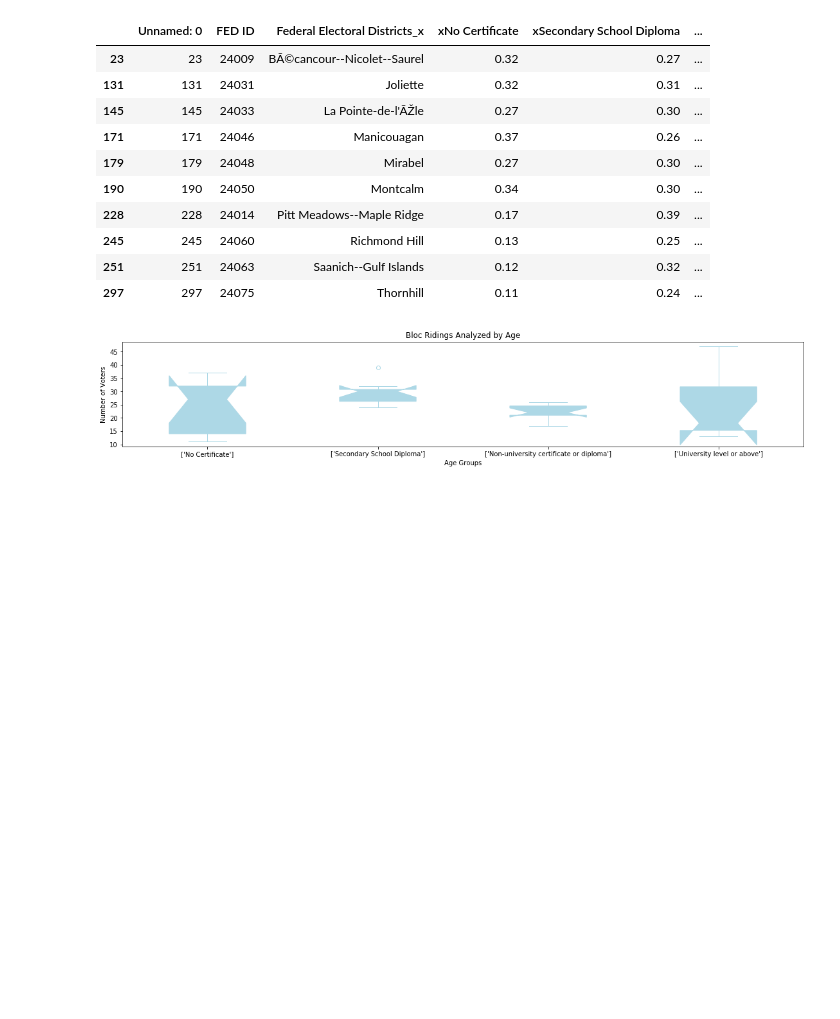
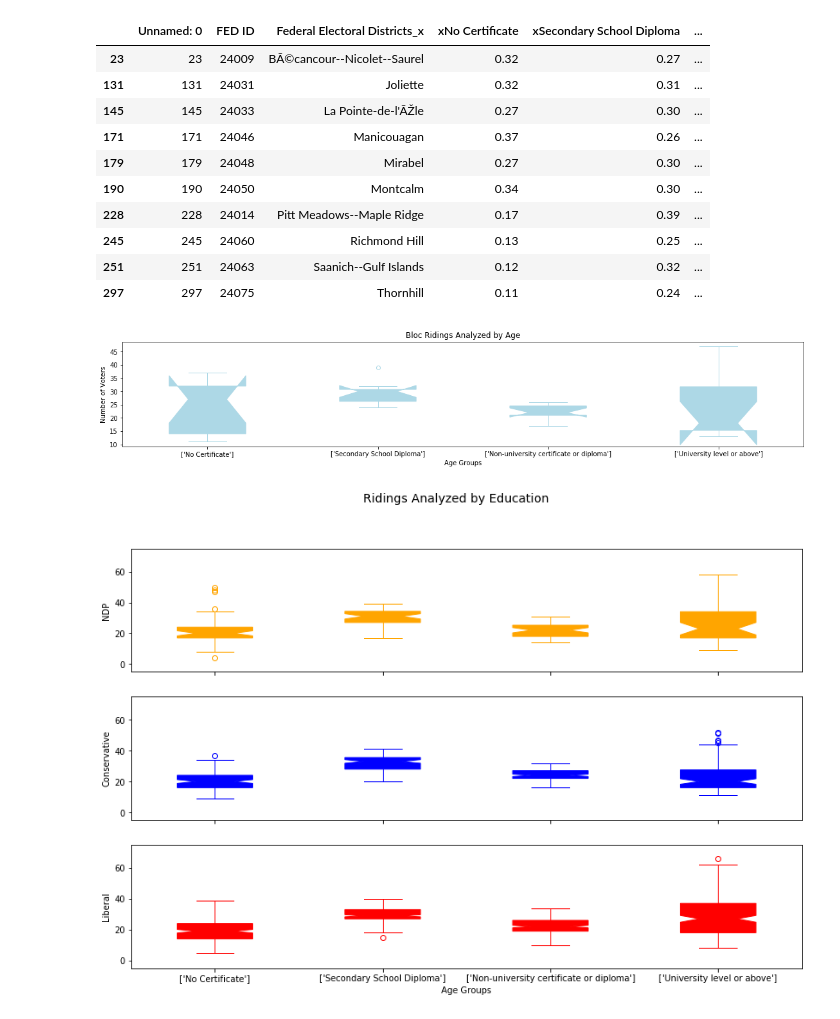
Before and after one commit to bsmirnov12/ABDS-Project-1, a Jupyter notebook: EducationStats.ipynb, the cells around one changed output. Saved outputs shown, nothing was run; the diff lists cells and outputs as text; code cells hidden in the pictures; blank space fills up the shorter version.

```diff
--- a/EducationStats.ipynb
+++ b/EducationStats.ipynb
@@ -207,3 +207,55 @@ plt.savefig("./PNG_images_stats/Bloc_Education.png")
 plt.show()
 # %% [output]
 [figure]
+# %%
+fig, (ax1, ax2, ax3) = plt.subplots(3, figsize=(14,9),sharex=True)
+fig.suptitle("Ridings Analyzed by Education", fontsize=14, fontweight="light")
+
+x_label_list = [["No Certificate"], ["Secondary School Diploma"],
+                   ["Non-university certificate or diploma"], ["University level or above"]]
+
+box_plot_data=[NDP["No Certificate"], NDP["Secondary School Diploma"],
+                   NDP["Non-university certificate or diploma"], NDP["University level or above"]]
+
+box_plot_data2=[Conservative["No Certificate"], Conservative["Secondary School Diploma"],
+                   Conservative["Non-university certificate or diploma"], Conservative["University level or above"]]
+
+box_plot_data3=[Liberal["No Certificate"], Liberal["Secondary School Diploma"],
+                   Liberal["Non-university certificate or diploma"], Liberal["University level or above"]]
+
+ax.set_xticklabels(x_label_list)
+x="orange"
+ax1.boxplot(box_plot_data, notch=True, patch_artist=True,
+            boxprops=dict(facecolor=x, color=x),
+            capprops=dict(color=x),
+            whiskerprops=dict(color=x),
+            flierprops=dict(color=x, markeredgecolor=x),
+            medianprops=dict(color=x))
+ax1.set_ylabel("NDP")
+ax1.set_ylim([-5,75])
+y = "blue"
+ax2.boxplot(box_plot_data2, notch=True, patch_artist=True,
+            boxprops=dict(facecolor=y, color=y),
+            capprops=dict(color=y),
+            whiskerprops=dict(color=y),
+            flierprops=dict(color=y, markeredgecolor=y),
+            medianprops=dict(color=y))
+
+ax2.set_ylabel("Conservative")
+ax2.set_ylim([-5,75])
+c = "red"
+ax3.boxplot(box_plot_data3, notch=True, patch_artist=True,
+            boxprops=dict(facecolor=c, color=c),
+            capprops=dict(color=c),
+            whiskerprops=dict(color=c),
+            flierprops=dict(color=c, markeredgecolor=c),
+            medianprops=dict(color=c))
+
+ax3.set_ylabel("Liberal")
+ax3.set_xlabel("Age Groups")
+ax3.set_ylim([-5,75])
+ax3.set_xticklabels(x_label_list)
+plt.savefig("./PNG_images_stats/Combined_Education.png", transparent = True)
+plt.show()
+# %% [output]
+[figure, added]
```
Also changed, not shown: 2 other files.
